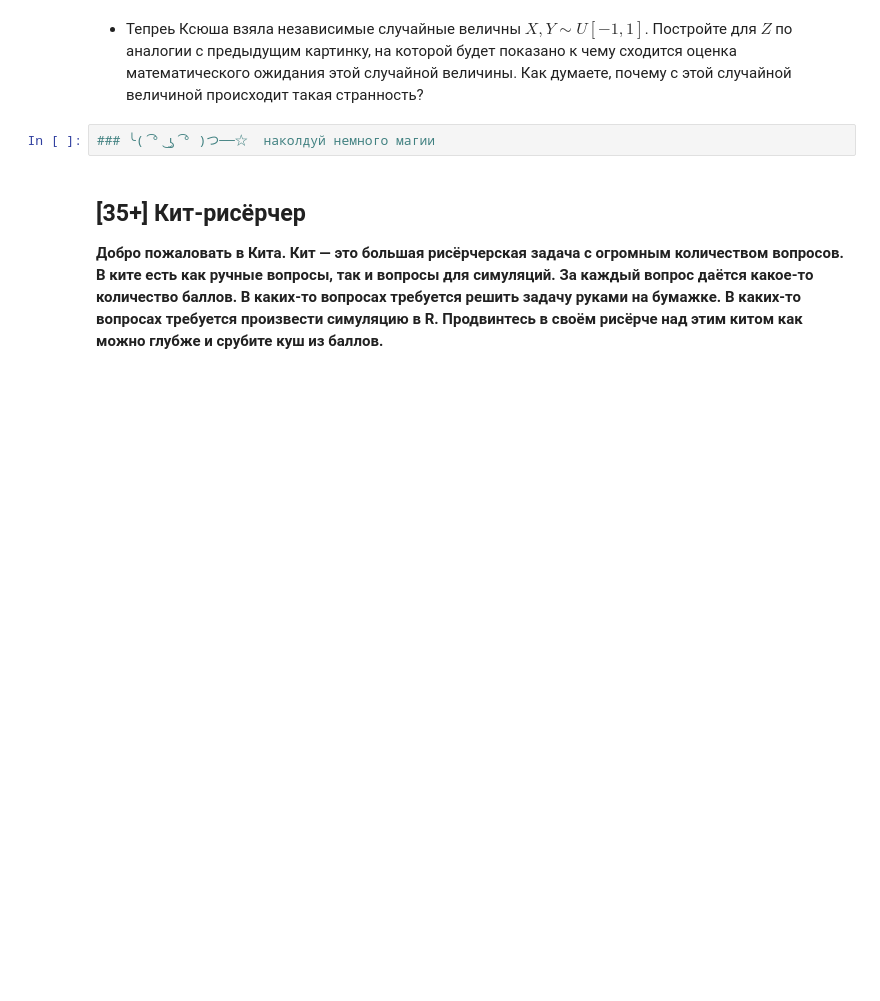
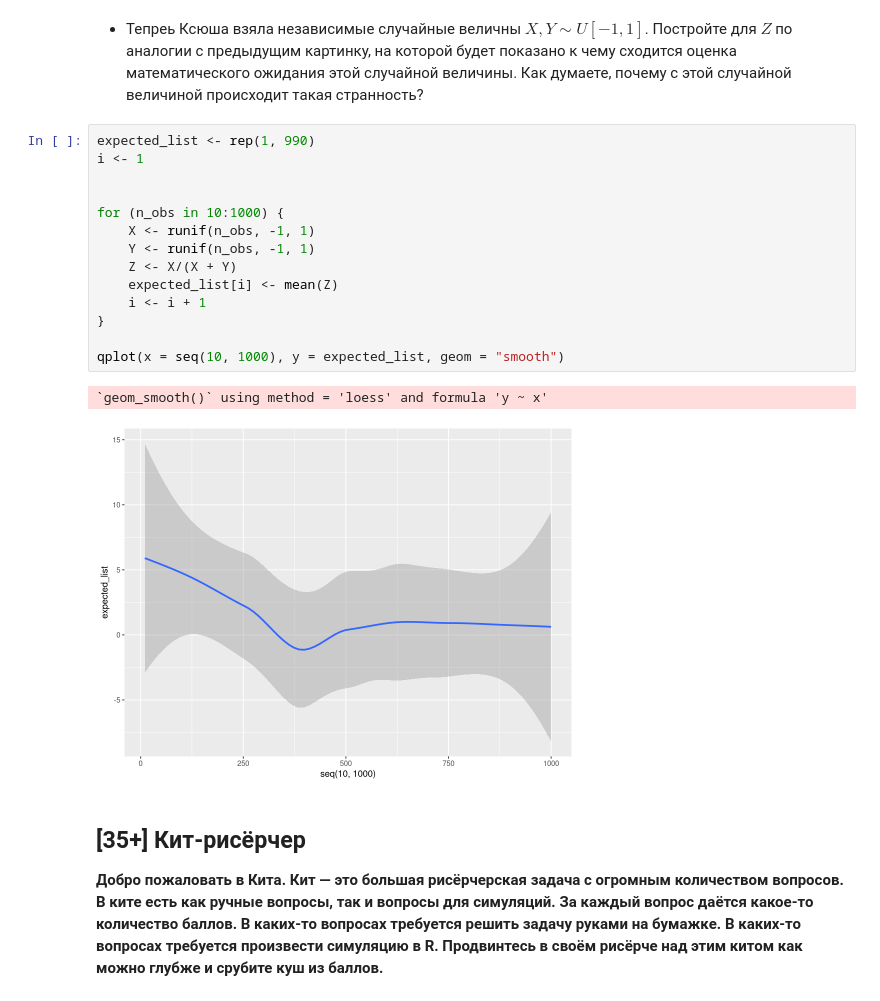
Before and after one commit to Migisen/r_homeworks, a Jupyter notebook: hw1/HW1.ipynb, the cells around one changed output. Saved outputs shown, nothing was run; the diff lists cells and outputs as text; blank space fills up the shorter version.

```diff
--- a/hw1/HW1.ipynb
+++ b/hw1/HW1.ipynb
@@ -583,7 +599,22 @@ $$
 # %% [markdown]
 - Тепреь Ксюша взяла независимые случайные величны $X, Y \sim U[-1,1]$. Постройте для $Z$ по аналогии с предыдущим картинку, на которой будет показано к чему сходится оценка математического ожидания этой случайной величины. Как думаете, почему с этой случайной величиной происходит такая странность?
-# %%
-### ╰( ͡° ͜ʖ ͡° )つ──☆  наколдуй немного магии
+# %%
+expected_list <- rep(1, 990)
+i <- 1
+
+
+for (n_obs in 10:1000) {
+    X <- runif(n_obs, -1, 1)
+    Y <- runif(n_obs, -1, 1)
+    Z <- X/(X + Y)
+    expected_list[i] <- mean(Z)
+    i <- i + 1
+}
+
+qplot(x = seq(10, 1000), y = expected_list, geom = "smooth")
+# %% [output]
+`geom_smooth()` using method = 'loess' and formula 'y ~ x'
+[figure, added]
 # %% [markdown]
 ## [35+] Кит-рисёрчер
 
```
Also changed, not shown: parts of 3 cells of this notebook.
